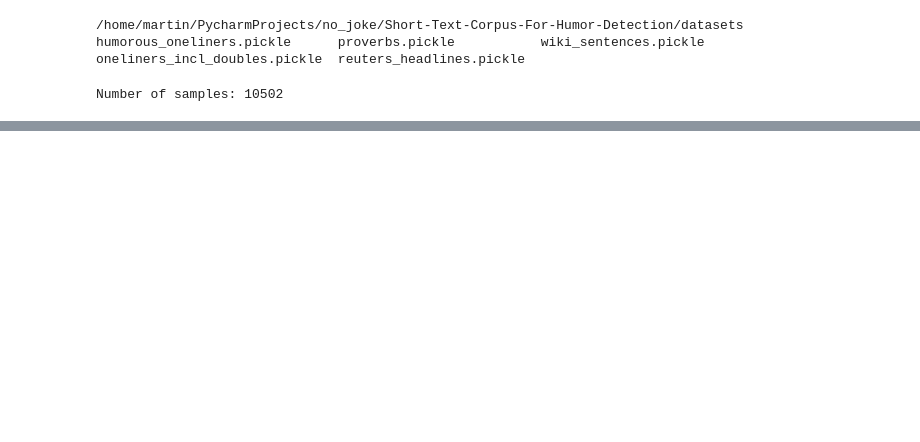
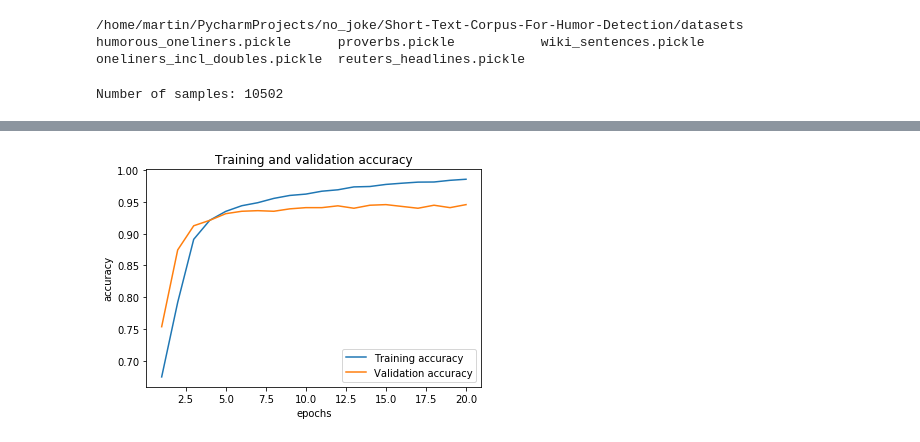
Before and after one commit to m-rtin/no_joke, a Jupyter notebook: no_joke.ipynb, the cells around one changed output, grey strips where cells are left out. Drawn from its saved outputs; the diff is of its cells as text; code cells hidden in the pictures; blank space fills up the shorter version.

Commit message:
Train model

```diff
--- a/no_joke.ipynb
+++ b/no_joke.ipynb
@@ -64,10 +66,13 @@ np.random.shuffle(indices)
 
 tokenized_sentences = tokenized_sentences[indices]
 labels = labels[indices]
-# %%
-# Shuffle the data
-indices = np.arange(tokenized_sentences.shape[0])
-np.random.shuffle(indices)
-
-tokenized_sentences = tokenized_sentences[indices]
-labels = labels[indices]
+# %%
+model = Sequential()
+model.add(Embedding(MAX_WORDS, EMBEDDING_DIM, input_length=MAX_LEN))
+model.add(Flatten())
+
+model.add(Dense(64, activation='relu'))
+model.add(Dropout(0.3)) # adding regularization
+
+model.add(Dense(1, activation='sigmoid'))
+model.summary()
@@ -73,0 +98,3 @@ labels = labels[indices]
+# %%
+model.compile(optimizer=RMSprop(lr=1e-4), loss='binary_crossentropy', metrics = ['acc'])
+history = model.fit(tokenized_sentences, labels, epochs=20, batch_size=32, validation_split=0.1)
@@ -73,0 +119,18 @@ labels = labels[indices]
+# %%
+accuracy = history.history['acc']
+validation_accuracy = history.history['val_acc']
+loss = history.history['loss']
+validation_loss = history.history['val_loss']
+
+epochs = range(1, len(accuracy)+1)
+# %%
+plt.plot(epochs, accuracy, label='Training accuracy')
+plt.plot(epochs, validation_accuracy, label='Validation accuracy')
+plt.title('Training and validation accuracy')
+plt.xlabel('epochs')
+plt.ylabel('accuracy')
+plt.legend()
+
+plt.show()
+# %% [output]
+[figure, added]
```
Also changed, not shown: parts of 11 cells of this notebook.
